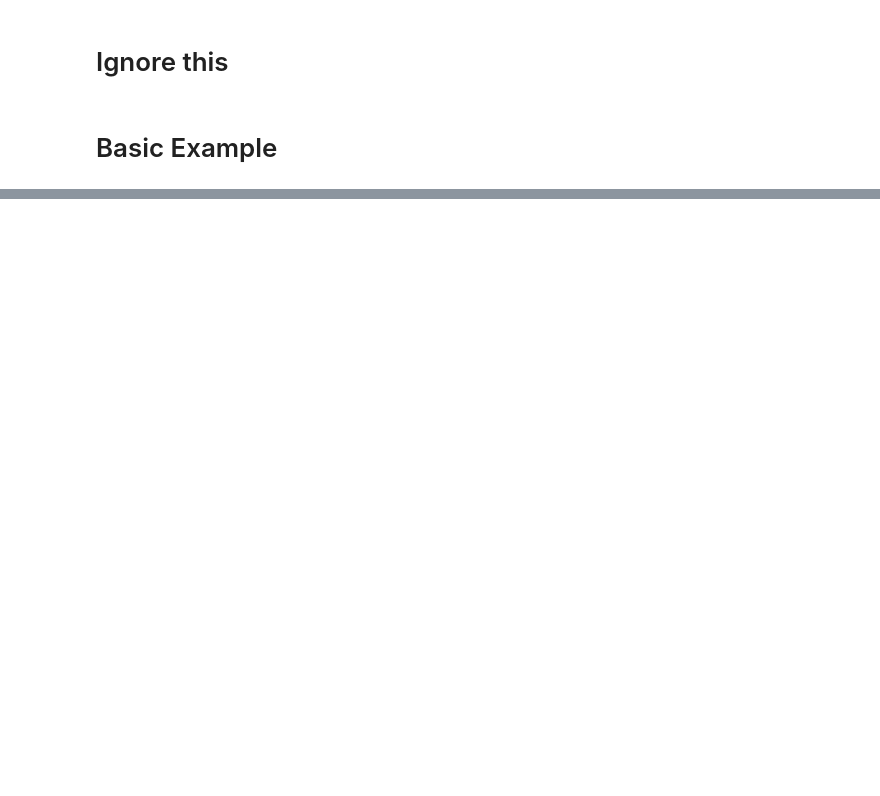
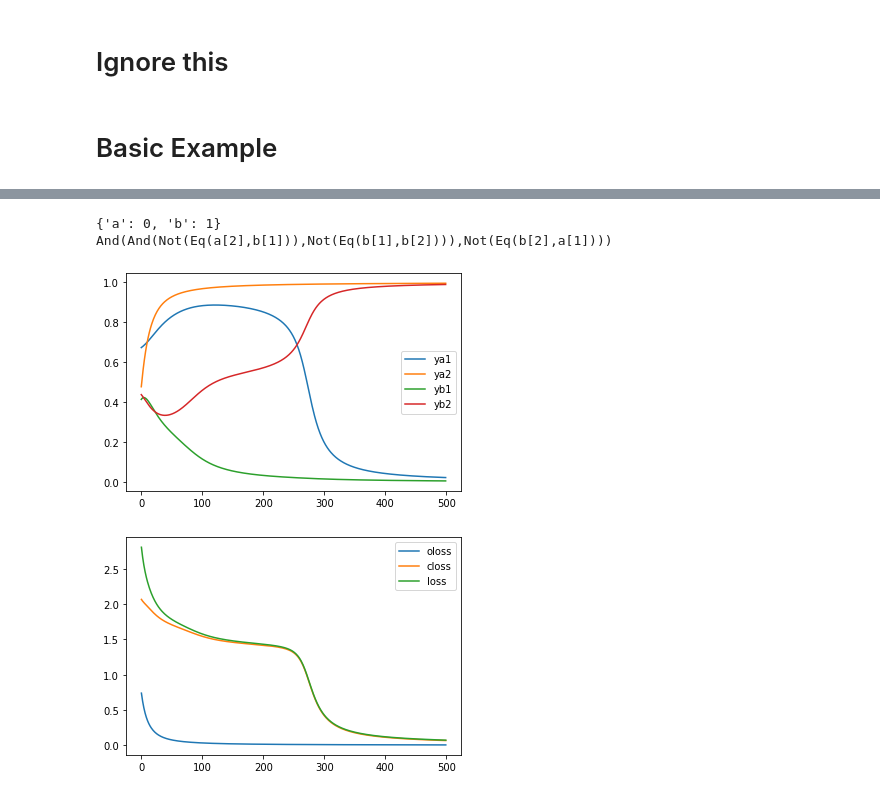
Before and after one commit to pylon-lib/pylon, a Jupyter notebook: examples.ipynb, the cells around one changed output, grey strips where cells are left out. Drawn from its saved outputs; the diff is of its cells as text; code cells hidden in the pictures; blank space fills up the shorter version.

```diff
--- a/examples.ipynb
+++ b/examples.ipynb
@@ -128,0 +134,46 @@ Or(And(y[0],Not(y[2])),And(Not(y[0]),y[2]))
+# %%
+from itertools import chain
+
+neta = Net()
+netb = Net()
+
+opt = torch.optim.SGD(chain(neta.parameters(), netb.parameters()), lr=0.1)
+plot = PlotHelper()
+plot_loss = PlotHelper()
+
+
+# y: 3, Bx3
+def xor(a, b):
+    # return (y[0] and not y[2]) or (not y[0] and y[2])
+    return a[2]!=b[1] and b[1]!=b[2] and b[2]!=a[1]
+    # return any([y[i]==y[i-1] for i in range(10)])
+
+# xor_cons = constraint(xor)
+num_samples = 100
+# xor_cons = constraint(xor, SamplingSolver(num_samples))
+# xor_cons = constraint(xor, WeightedSamplingSolver(num_samples))
+xor_cons = constraint(xor, ProductTNormLogicSolver())
+# x: 1 -> Bx1
+for _ in range(500):
+    opt.zero_grad()
+    ya_logit = neta(x)
+    yb_logit = netb(x)
+    oloss = F.cross_entropy(ya_logit[2:], y[2:])
+    closs = xor_cons(ya_logit, yb_logit)
+    loss = oloss + closs
+    loss.backward()
+    ya_prob = torch.softmax(ya_logit, dim=-1)
+    yb_prob = torch.softmax(yb_logit, dim=-1)
+    plot.add(
+        ya1=ya_prob[1,1].data, ya2=ya_prob[2,1].data,
+        yb1=yb_prob[1,1].data, yb2=yb_prob[2,1].data)
+    plot_loss.add(oloss=oloss.data, closs=closs.data, loss=loss.data)
+    opt.step()
+
+plot.show()
+plot_loss.show()
+# %% [output]
+{'a': 0, 'b': 1}
+And(And(Not(Eq(a[2],b[1])),Not(Eq(b[1],b[2]))),Not(Eq(b[2],a[1])))
+[figure, added]
+[figure, added]
```
Also changed, not shown: parts of 2 cells of this notebook, 9 other files.
